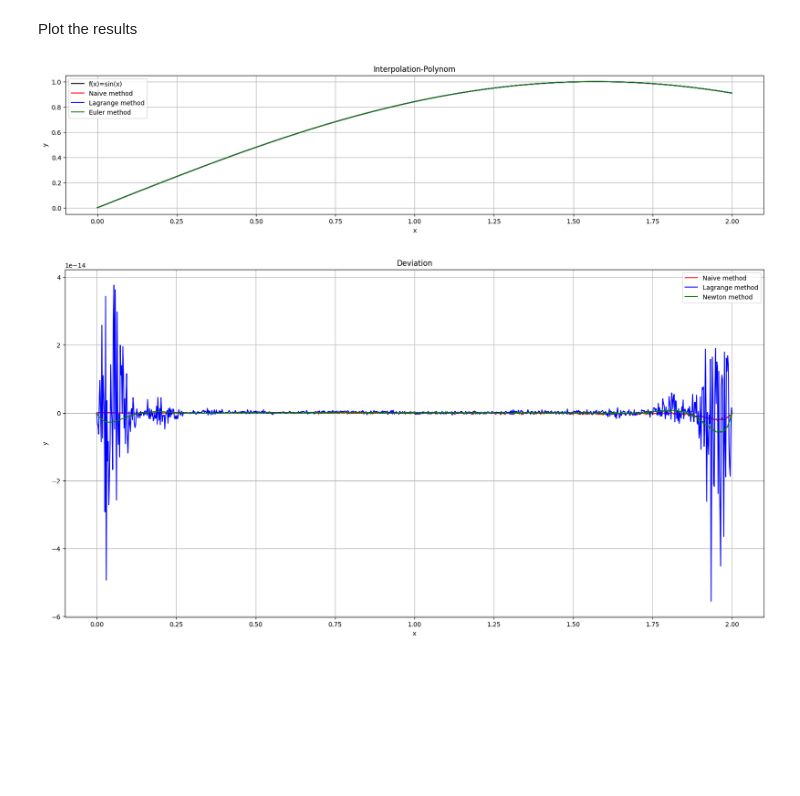
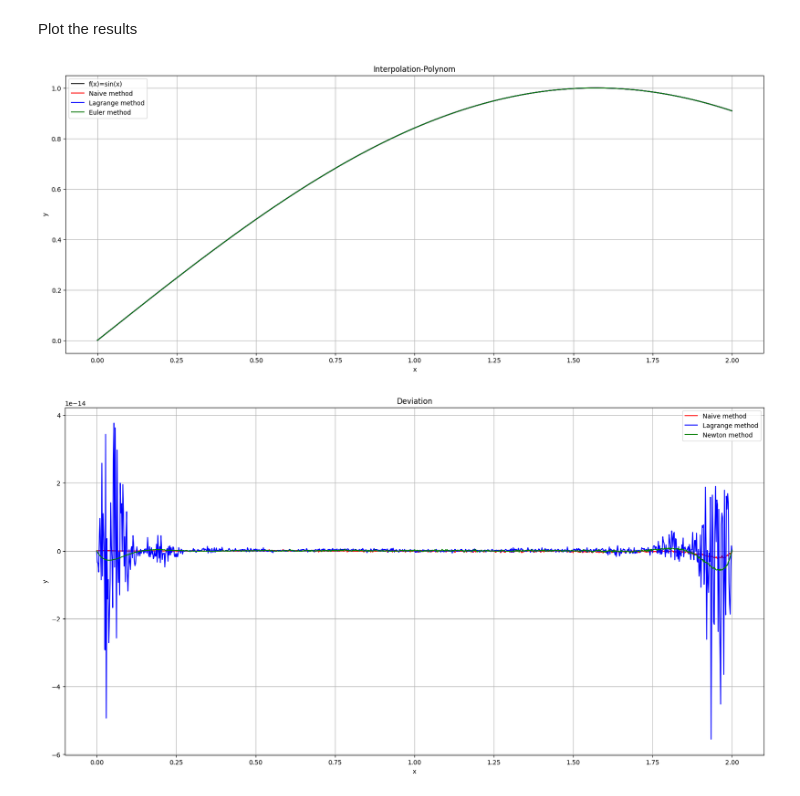
Before and after one commit to AnhTungLe04/NumericalMathematics, a Jupyter notebook: InterpolatingMethods/interpolation.ipynb, the cells around one changed output. Saved outputs shown, nothing was run; the diff lists cells and outputs as text; code cells hidden in the pictures; blank space fills up the shorter version.

```diff
--- a/InterpolatingMethods/interpolation.ipynb
+++ b/InterpolatingMethods/interpolation.ipynb
@@ -193,19 +198,19 @@ y_diff_newton = y_newton - y_analytical
 # %% [markdown]
 Plot the results
 # %%
-plt.figure(figsize=(20, 4))
+plt.figure(figsize=(20, 8))
 plt.plot(x_plot, y_analytical, label='f(x)=sin(x)', color='black')
 plt.plot(x_plot,y_naive, color='red', label='Naive method')
 plt.plot(x_plot,y_lagrange, color='blue', label='Lagrange method')
 plt.plot(x_plot,y_newton, color='green', label='Euler method')
 
 plt.title("Interpolation-Polynom")
 plt.xlabel('x')
 plt.ylabel('y')
 plt.legend()
 plt.grid(True)
 # %% [output]
-[figure, old version]
+[figure, new version]
 # %%
 plt.figure(figsize=(20, 10))
 plt.plot(x_plot,y_diff_naive, color='red', label='Naive method')
```
Also changed, not shown: parts of 11 cells of this notebook.
